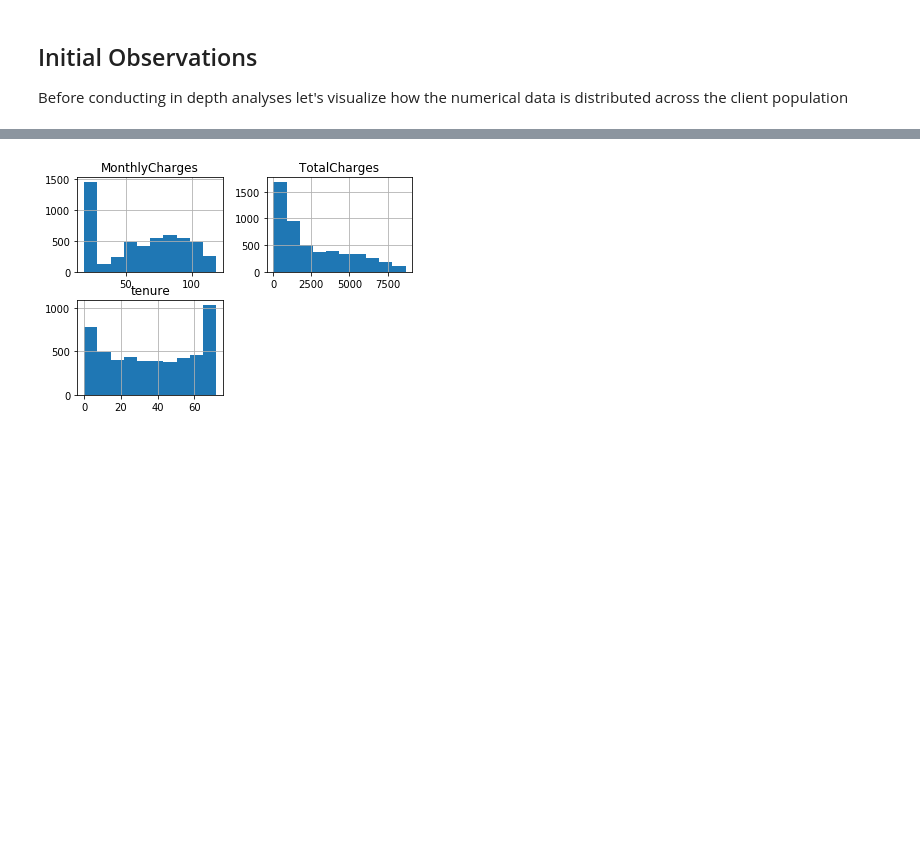
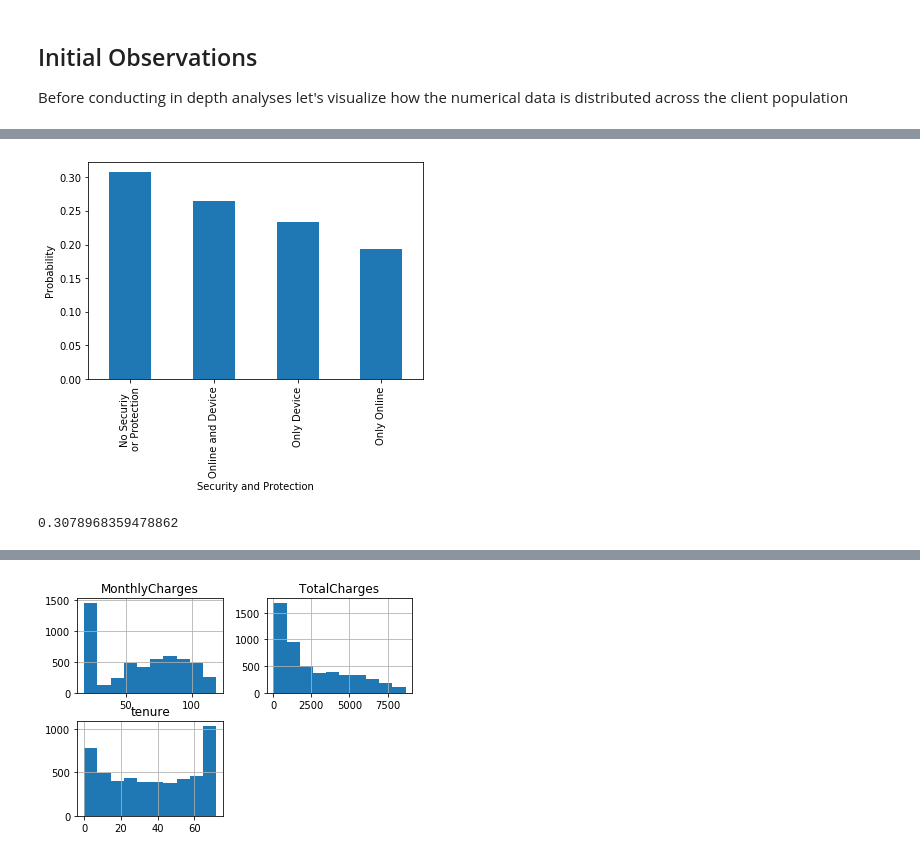
Before and after one commit to Mgallese97/Data-Science-in-Practice, a Jupyter notebook: Probelm Set 1/Assignment 1 EDA .ipynb, the cells around one changed output, grey strips where cells are left out. Cells and saved outputs as stored; diff of their text form; code cells hidden in the pictures; blank space fills up the shorter version.

```diff
--- a/Probelm Set 1/Assignment 1 EDA .ipynb
+++ b/Probelm Set 1/Assignment 1 EDA .ipynb
@@ -146,0 +235,29 @@ Before conducting in depth analyses let's visualize how the numerical data is di
+# %%
+#clients interesed in protection: how many have have online security and/or device protection
+
+s=[] #where to save the information for each costumer
+for i in datanochurn.index:
+    if (datanochurn.OnlineSecurity[i] == 'Yes') and (datanochurn.DeviceProtection[i] == 'Yes'): #both
+        s += ['Online and Device']
+    elif (datanochurn.OnlineSecurity[i] == 'Yes') and (datanochurn.DeviceProtection[i] == 'No'): #only Movies
+        s += ['Only Online']
+    elif (datanochurn.OnlineSecurity[i] == 'No') and (datanochurn.DeviceProtection[i] == 'Yes'): #only tv
+        s += ['Only Device']
+    elif (datanochurn.OnlineSecurity[i] == 'No') and (datanochurn.DeviceProtection[i] == 'No'): #no
+        s += ['No Securiy \nor Protection']
+
+ss = pd.Series(s)
+prob=ss.value_counts(normalize=True)  #count and work in percentage
+prob.plot(kind='bar')
+plt.xlabel('Security and Protection')
+plt.ylabel('Probability')
+plt.show()
+plt.close()
+
+num_NoServicesProtection = s.count('No Securiy \nor Protection')
+num_tot = len(s)
+perc_NoServicesProtection = num_NoServicesProtection/num_tot
+print(perc_NoServicesProtection)
+# %% [output]
+[figure, added]
+0.3078968359478862
```
Also changed, not shown: parts of 12 cells of this notebook.
